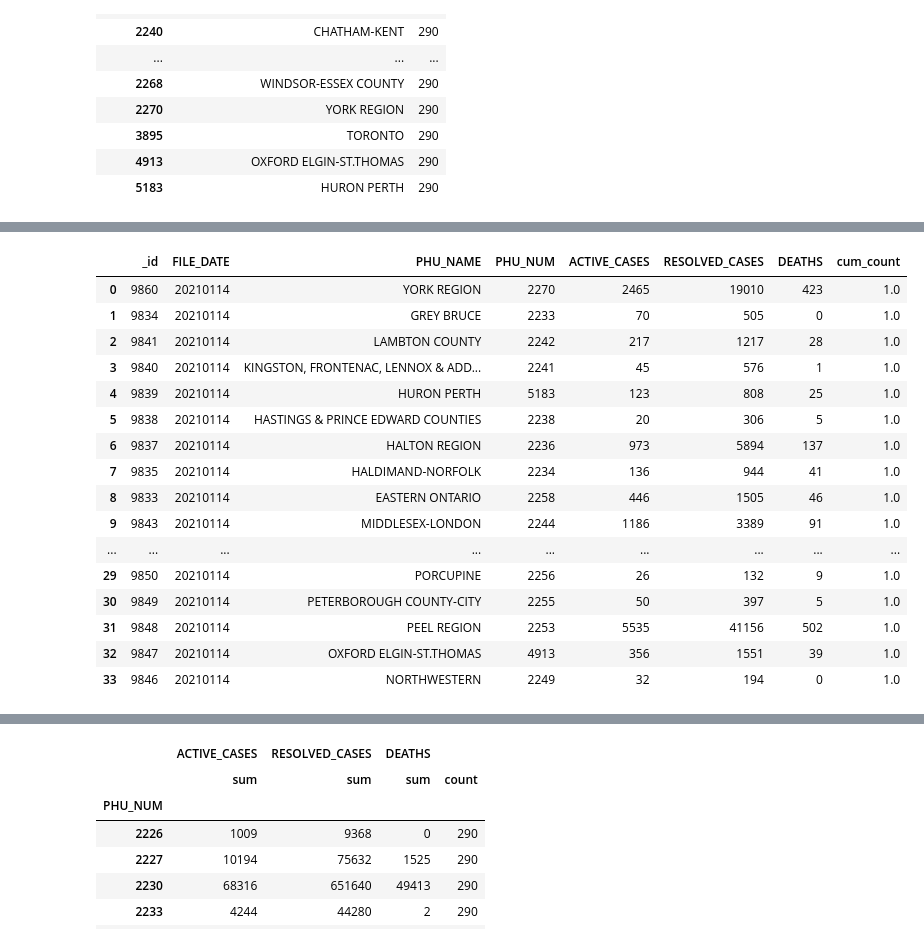
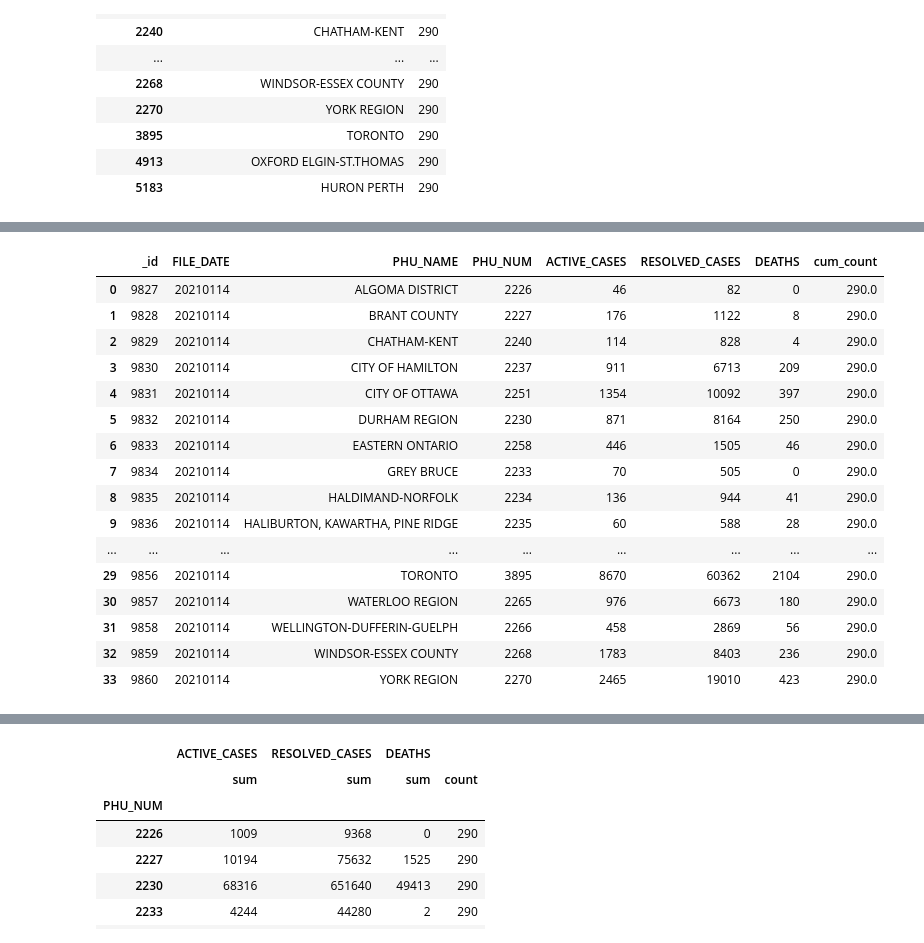
Before and after one commit to bKolisnik/STA2453_Project2, a Jupyter notebook: Notebooks/Ontario_Map.ipynb, the cells around one changed output, grey strips where cells are left out. Cells and saved outputs as stored; diff of their text form; code cells hidden in the pictures.

```diff
--- a/Notebooks/Ontario_Map.ipynb
+++ b/Notebooks/Ontario_Map.ipynb
@@ -112,26 +102,31 @@ def cumulative_count(df):
 # %%
+'''
 def get_most_recent_day(df):
     #grab only the rows for each phu on the most recent day
     df.sort_values(by='FILE_DATE',ascending=False,inplace=True)
     df = cumulative_count(df)
     return df.loc[df['cum_count']==1]
 recent_df = get_most_recent_day(df)
-recent_df.reset_index(drop=True)
+recent_df.reset_index(drop=True)'''
+current_date = max(df['FILE_DATE'].unique())
+recent_df = df.loc[df['FILE_DATE'] == current_date]
+recent_df.reset_index(drop=True,inplace=True)
+recent_df
 # %% [output]
 |  | _id | FILE_DATE | PHU_NAME | PHU_NUM | ACTIVE_CASES | RESOLVED_CASES | DEATHS | cum_count |
-| 0 | 9860 | 20210114 | YORK REGION | 2270 | 2465 | 19010 | 423 | 1.0 |
-| 1 | 9834 | 20210114 | GREY BRUCE | 2233 | 70 | 505 | 0 | 1.0 |
-| 2 | 9841 | 20210114 | LAMBTON COUNTY | 2242 | 217 | 1217 | 28 | 1.0 |
-| 3 | 9840 | 20210114 | KINGSTON, FRONTENAC, LENNOX & ADD... | 2241 | 45 | 576 | 1 | 1.0 |
-| 4 | 9839 | 20210114 | HURON PERTH | 5183 | 123 | 808 | 25 | 1.0 |
-| 5 | 9838 | 20210114 | HASTINGS & PRINCE EDWARD COUNTIES | 2238 | 20 | 306 | 5 | 1.0 |
-| 6 | 9837 | 20210114 | HALTON REGION | 2236 | 973 | 5894 | 137 | 1.0 |
-| 7 | 9835 | 20210114 | HALDIMAND-NORFOLK | 2234 | 136 | 944 | 41 | 1.0 |
-| 8 | 9833 | 20210114 | EASTERN ONTARIO | 2258 | 446 | 1505 | 46 | 1.0 |
-| 9 | 9843 | 20210114 | MIDDLESEX-LONDON | 2244 | 1186 | 3389 | 91 | 1.0 |
+| 0 | 9827 | 20210114 | ALGOMA DISTRICT | 2226 | 46 | 82 | 0 | 290.0 |
+| 1 | 9828 | 20210114 | BRANT COUNTY | 2227 | 176 | 1122 | 8 | 290.0 |
+| 2 | 9829 | 20210114 | CHATHAM-KENT | 2240 | 114 | 828 | 4 | 290.0 |
+| 3 | 9830 | 20210114 | CITY OF HAMILTON | 2237 | 911 | 6713 | 209 | 290.0 |
+| 4 | 9831 | 20210114 | CITY OF OTTAWA | 2251 | 1354 | 10092 | 397 | 290.0 |
+| 5 | 9832 | 20210114 | DURHAM REGION | 2230 | 871 | 8164 | 250 | 290.0 |
+| 6 | 9833 | 20210114 | EASTERN ONTARIO | 2258 | 446 | 1505 | 46 | 290.0 |
+| 7 | 9834 | 20210114 | GREY BRUCE | 2233 | 70 | 505 | 0 | 290.0 |
+| 8 | 9835 | 20210114 | HALDIMAND-NORFOLK | 2234 | 136 | 944 | 41 | 290.0 |
+| 9 | 9836 | 20210114 | HALIBURTON, KAWARTHA, PINE RIDGE | 2235 | 60 | 588 | 28 | 290.0 |
 | ... | ... | ... | ... | ... | ... | ... | ... | ... |
-| 29 | 9850 | 20210114 | PORCUPINE | 2256 | 26 | 132 | 9 | 1.0 |
-| 30 | 9849 | 20210114 | PETERBOROUGH COUNTY-CITY | 2255 | 50 | 397 | 5 | 1.0 |
-| 31 | 9848 | 20210114 | PEEL REGION | 2253 | 5535 | 41156 | 502 | 1.0 |
-| 32 | 9847 | 20210114 | OXFORD ELGIN-ST.THOMAS | 4913 | 356 | 1551 | 39 | 1.0 |
-| 33 | 9846 | 20210114 | NORTHWESTERN | 2249 | 32 | 194 | 0 | 1.0 |
+| 29 | 9856 | 20210114 | TORONTO | 3895 | 8670 | 60362 | 2104 | 290.0 |
+| 30 | 9857 | 20210114 | WATERLOO REGION | 2265 | 976 | 6673 | 180 | 290.0 |
+| 31 | 9858 | 20210114 | WELLINGTON-DUFFERIN-GUELPH | 2266 | 458 | 2869 | 56 | 290.0 |
+| 32 | 9859 | 20210114 | WINDSOR-ESSEX COUNTY | 2268 | 1783 | 8403 | 236 | 290.0 |
+| 33 | 9860 | 20210114 | YORK REGION | 2270 | 2465 | 19010 | 423 | 290.0 |
```
Also changed, not shown: parts of 4 cells of this notebook, 1 other file.
